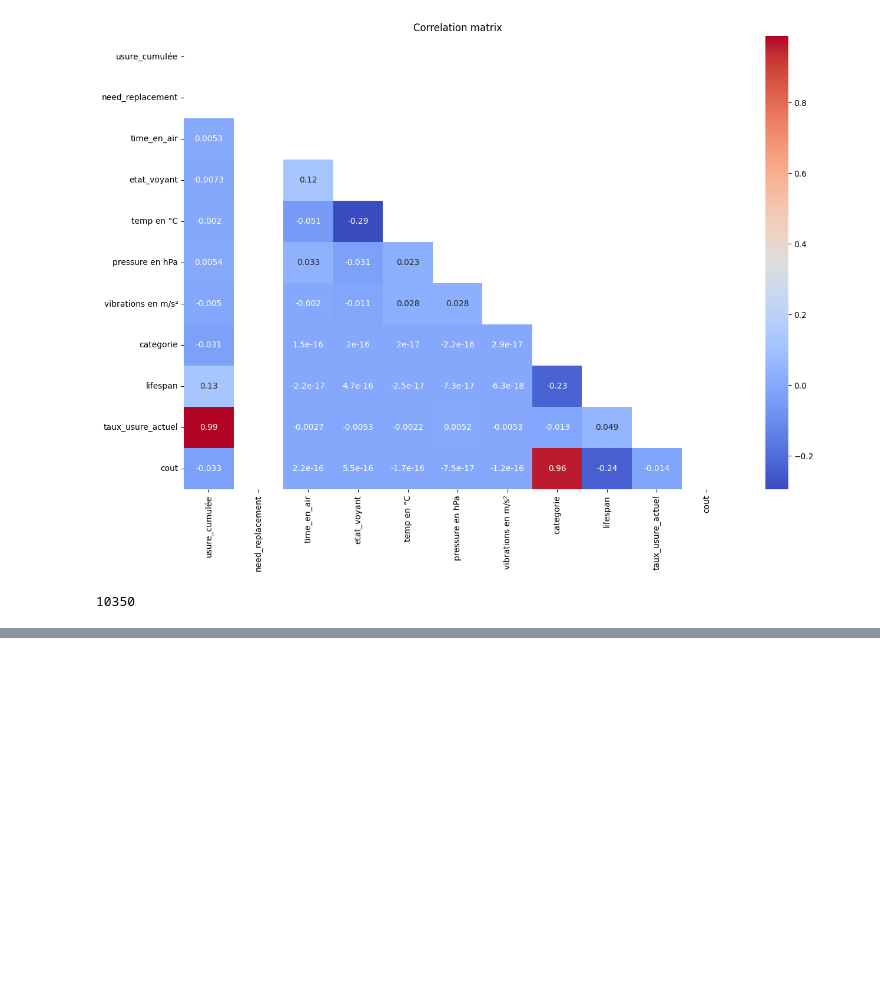
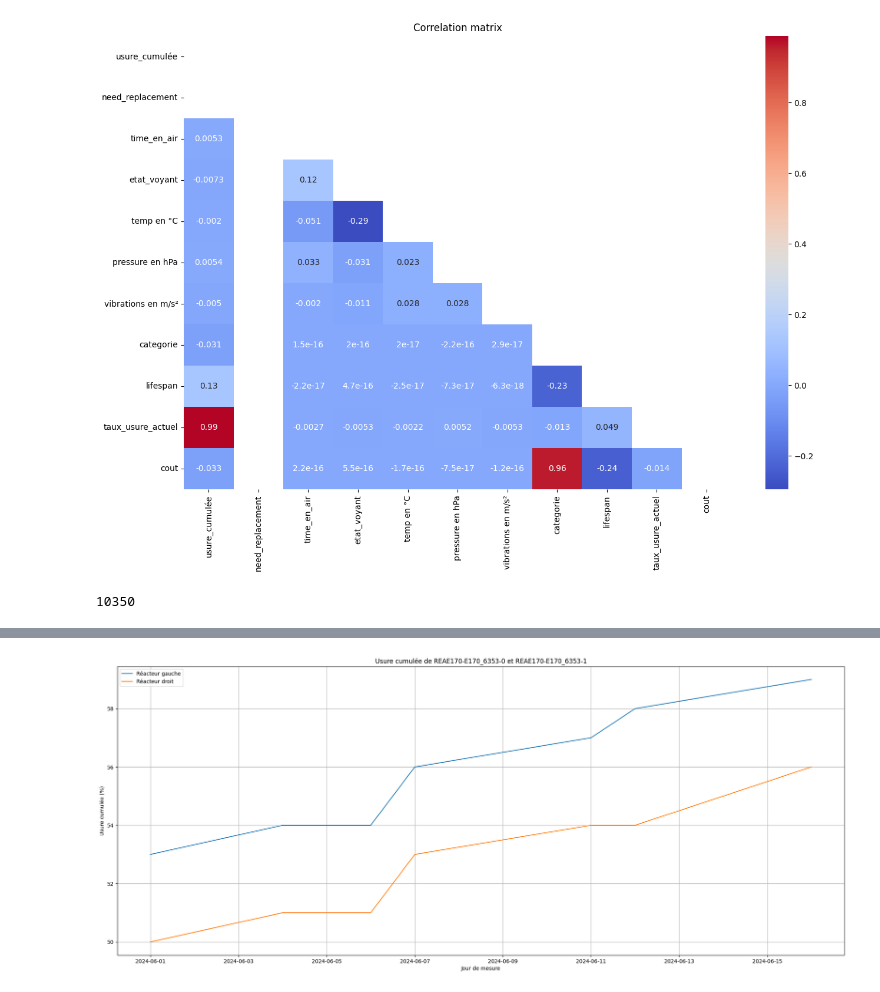
Before and after one commit to Andma45/Top_gun, a Jupyter notebook: Preprocessing/machine_learning_test.ipynb, the cells around one changed output, grey strips where cells are left out. Drawn from its saved outputs; the diff is of its cells as text; code cells hidden in the pictures; blank space fills up the shorter version.

```diff
--- a/Preprocessing/machine_learning_test.ipynb
+++ b/Preprocessing/machine_learning_test.ipynb
@@ -180,0 +219,41 @@ plt.show()
+# %%
+def comparaison_usure(data, ref_compo_1, ref_compo_2):
+    """
+    Fonction permettant de réaliser un tracé de la usure cumulée de deux composants.
+
+    Parameters:
+    data (DataFrame): DataFrame contenant les données de mesure.
+    ref_compo_1 (str): Référence du premier composant à tracer.
+    ref_compo_2 (str): Référence du deuxième composant à tracer.
+    """
+
+    if ref_compo_1 not in data['ref_compo'].values:
+        print(f"Référence du composant {ref_compo_1} non trouvée dans les données.")
+        return
+    if ref_compo_2 not in data['ref_compo'].values:
+        print(f"Référence du composant {ref_compo_2} non trouvée dans les données.")
+        return
+
+
+    compo_data_1 = data[data['ref_compo'] == ref_compo_1]
+    compo_data_2 = data[data['ref_compo'] == ref_compo_2]
+
+
+    if compo_data_1.empty:
+        print(f"Aucune donnée trouvée pour la référence du composant {ref_compo_1}.")
+        return
+    if compo_data_2.empty:
+        print(f"Aucune donnée trouvée pour la référence du composant {ref_compo_2}.")
+        return
+
+    plt.figure(figsize=(25, 10))
+
+    plt.plot(compo_data_1['measure_day'], compo_data_1['usure_cumulée'], label=compo_data_1['desc'].iloc[0])
+    plt.plot(compo_data_2['measure_day'], compo_data_2['usure_cumulée'], label=compo_data_2['desc'].iloc[0])
+
+    plt.legend()
+    plt.grid(True)
+    plt.xlabel('Jour de mesure')
+    plt.ylabel('Usure cumulée (%)')
+    plt.title(f'Usure cumulée de {ref_compo_1} et {ref_compo_2}')
+    plt.show()
@@ -180,0 +270,4 @@ plt.show()
+# %%
+comparaison_usure(data, 'REAE170-E170_6353-0', 'REAE170-E170_6353-1')
+# %% [output]
+[figure, added]
```
Also changed, not shown: parts of 10 cells of this notebook.
